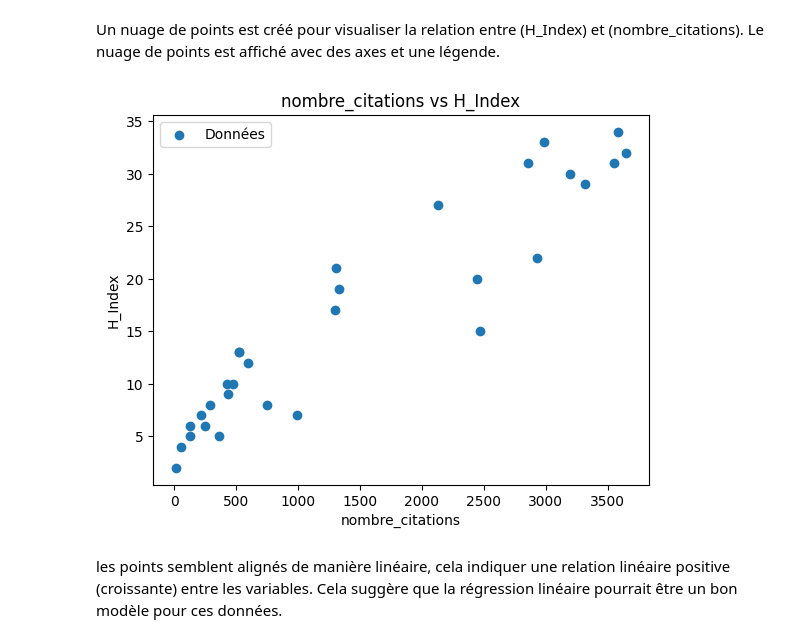
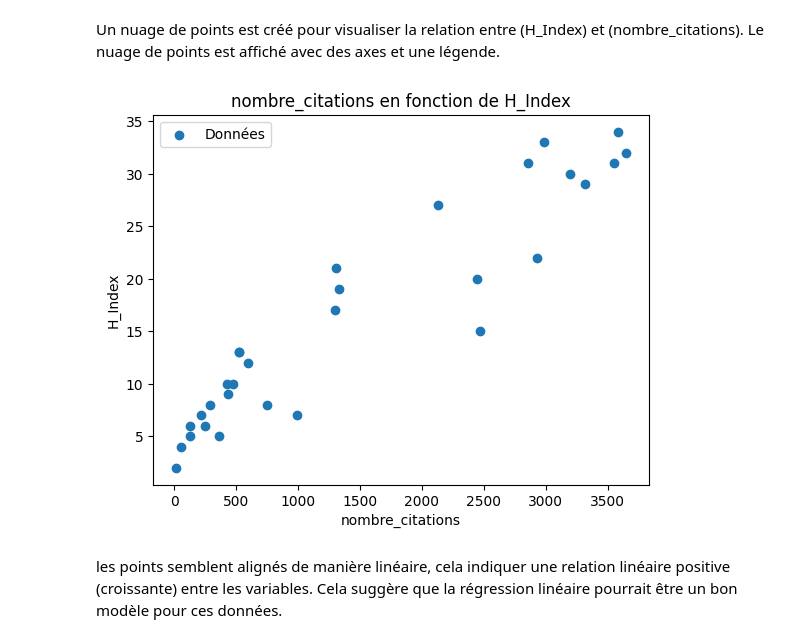
Before and after one commit to imad-oi/Projet_Scraping_Google_Scholar, a Jupyter notebook: scraping_regression.ipynb, the cells around one changed output. Cells and saved outputs as stored; diff of their text form; code cells hidden in the pictures.

```diff
--- a/scraping_regression.ipynb
+++ b/scraping_regression.ipynb
@@ -85,13 +84,13 @@ Un nuage de points est créé pour visualiser la relation entre (H_Index) et (no
 # %%
 
 plt.scatter(X, Y, label="Données")
 plt.xlabel('nombre_citations')
 plt.ylabel('H_Index')
-plt.title('nombre_citations vs H_Index')
+plt.title('nombre_citations en fonction de H_Index')
 plt.legend()
 plt.show()
 # %% [output]
-[figure, old version]
+[figure, new version]
 # %% [markdown]
 les points semblent alignés de manière linéaire, cela indiquer une relation linéaire positive (croissante) entre les variables. Cela suggère que la régression linéaire pourrait être un bon modèle pour ces données.
 # %% [markdown]
```
Also changed, not shown: parts of 37 cells of this notebook.
